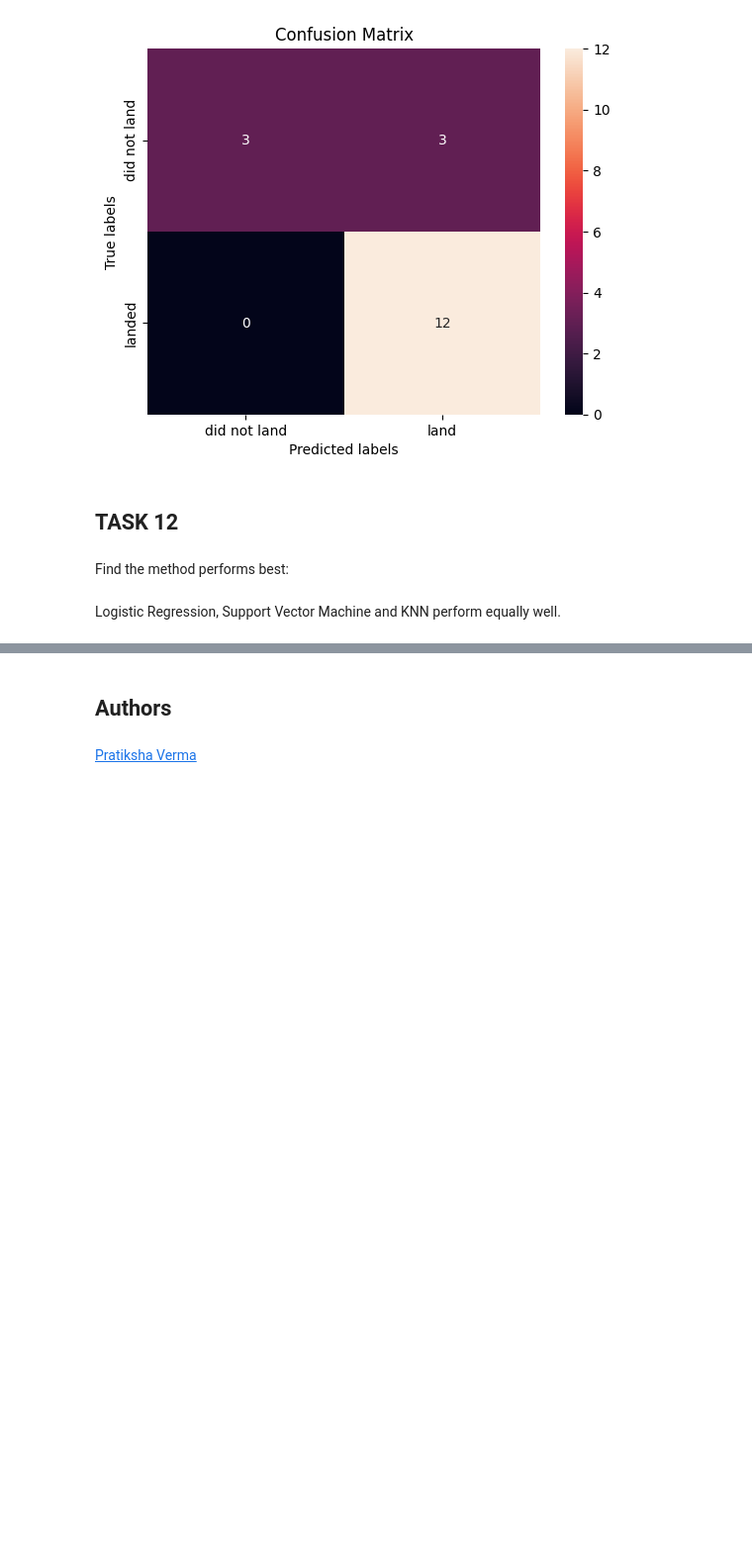
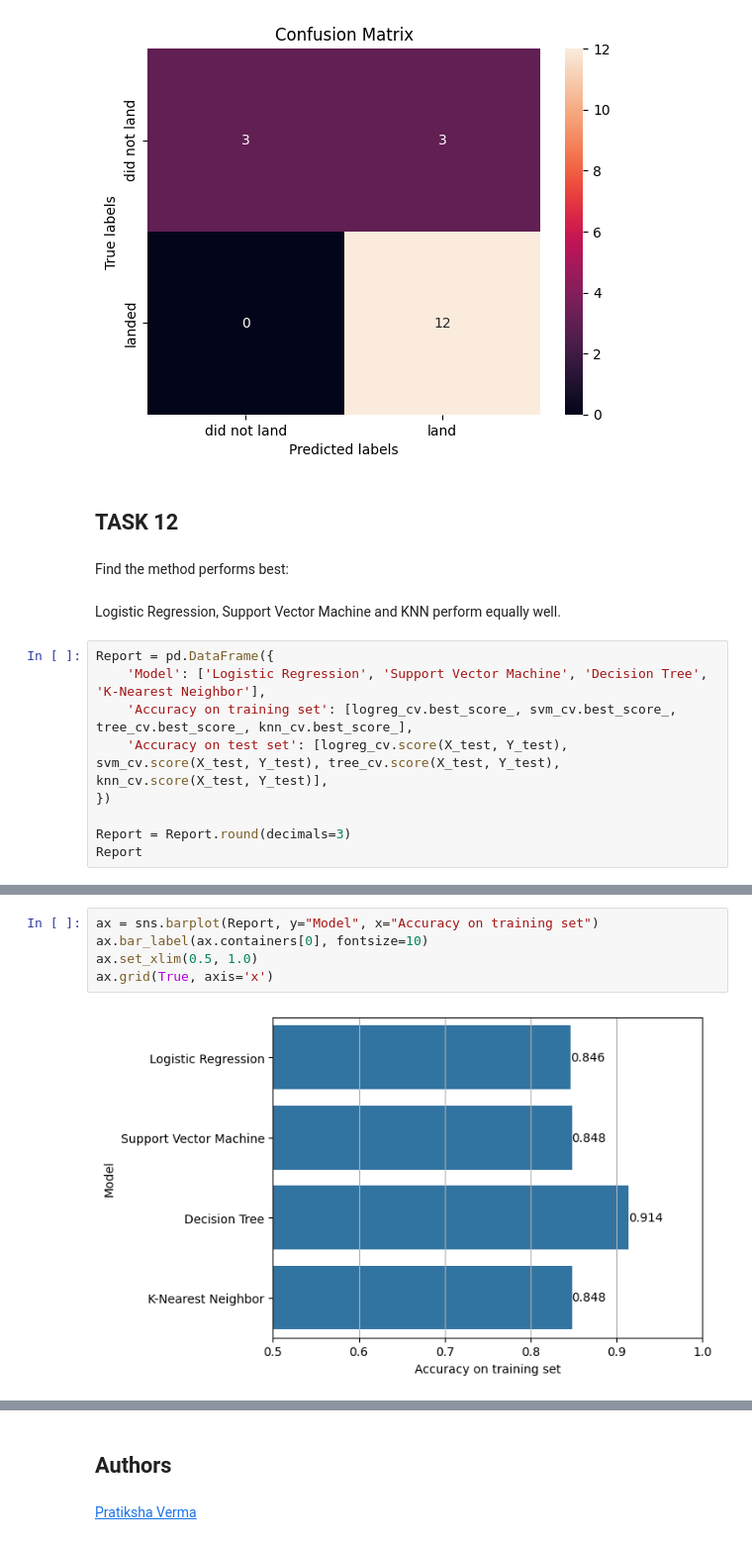
Before and after one commit to pwruch/data-science-capstone-project, a Jupyter notebook: module-4-predictive-analytics/02 SpaceX-Machine-Learning-Prediction-Part-5-v1.ipynb, the cells around one changed output, grey strips where cells are left out. Shown: that part at 99% size. Cells and saved outputs as stored; diff of their text form; blank space fills up the shorter version.

Commit message:
add bar chart for model accuracy

```diff
--- a/module-4-predictive-analytics/02 SpaceX-Machine-Learning-Prediction-Part-5-v1.ipynb
+++ b/module-4-predictive-analytics/02 SpaceX-Machine-Learning-Prediction-Part-5-v1.ipynb
@@ -394,3 +394,12 @@ plot_confusion_matrix(Y_test,yhat)
 Find the method performs best:
 # %% [markdown]
 Logistic Regression, Support Vector Machine and KNN perform equally well.
+# %%
+Report = pd.DataFrame({
+	'Model': ['Logistic Regression', 'Support Vector Machine', 'Decision Tree', 'K-Nearest Neighbor'],
+	'Accuracy on training set': [logreg_cv.best_score_, svm_cv.best_score_, tree_cv.best_score_, knn_cv.best_score_],
+	'Accuracy on test set': [logreg_cv.score(X_test, Y_test), svm_cv.score(X_test, Y_test), tree_cv.score(X_test, Y_test), knn_cv.score(X_test, Y_test)],
+})
+
+Report = Report.round(decimals=3)
+Report
@@ -396,0 +412,7 @@ Logistic Regression, Support Vector Machine and KNN perform equally well.
+# %%
+ax = sns.barplot(Report, y="Model", x="Accuracy on training set")
+ax.bar_label(ax.containers[0], fontsize=10)
+ax.set_xlim(0.5, 1.0)
+ax.grid(True, axis='x')
+# %% [output]
+[figure, added]
```
Also changed, not shown: parts of 5 cells of this notebook.
